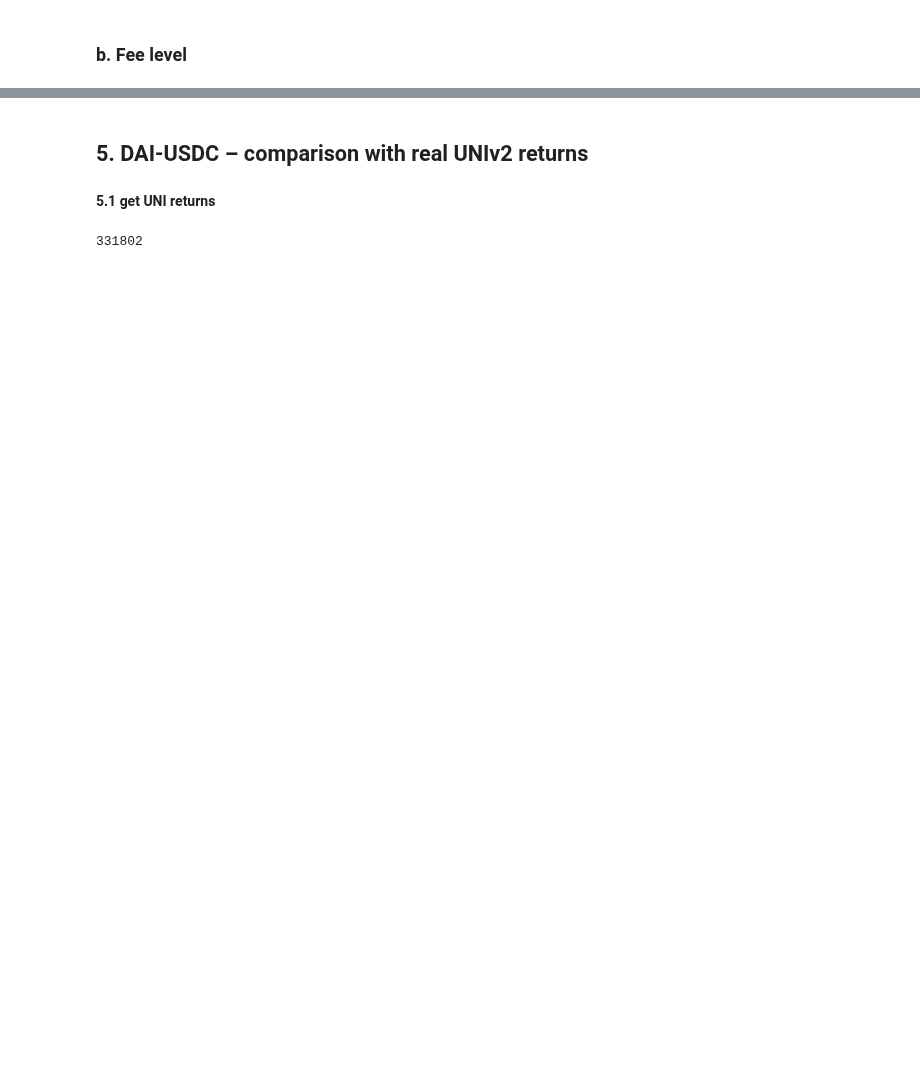
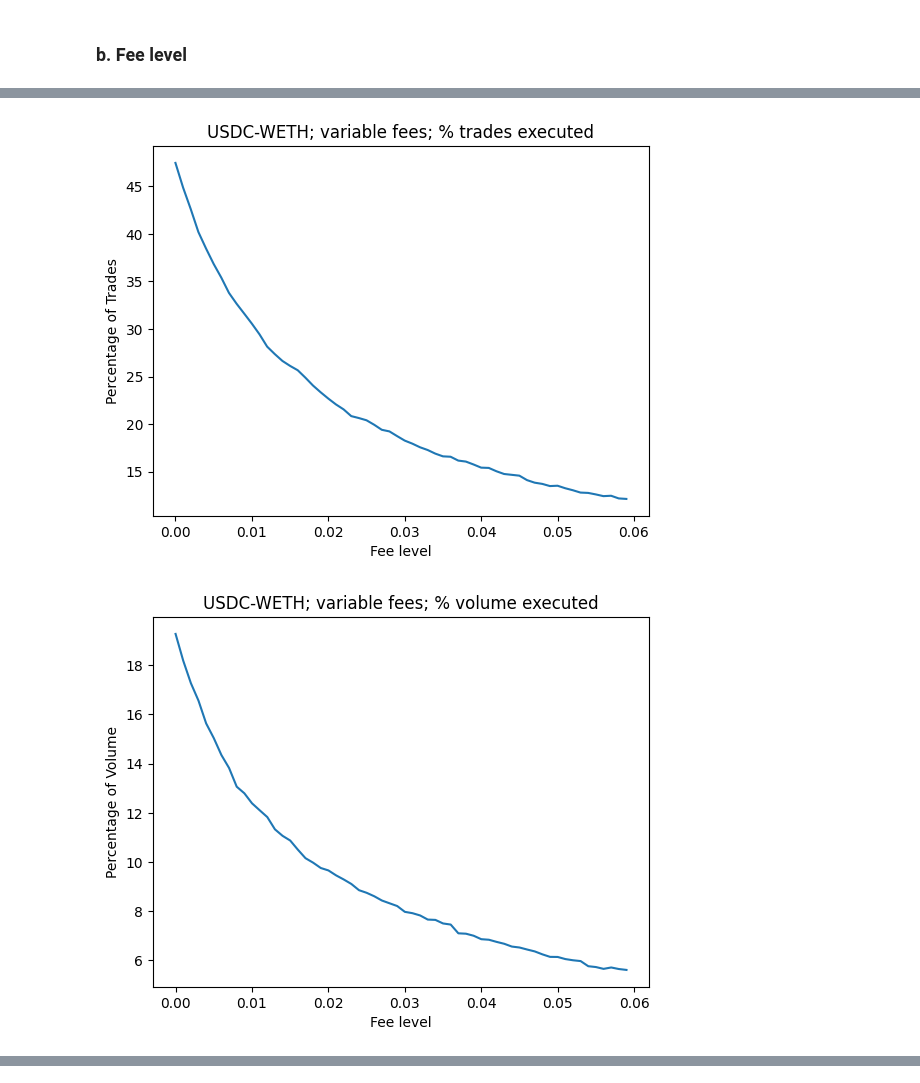
Before and after one commit to mohammed7s/Feedlot, a Jupyter notebook: forum_surplus_study/surplus_study.ipynb, the cells around one changed output, grey strips where cells are left out. Saved outputs shown, nothing was run; the diff lists cells and outputs as text; code cells hidden in the pictures; blank space fills up the shorter version.

```diff
--- a/forum_surplus_study/surplus_study.ipynb
+++ b/forum_surplus_study/surplus_study.ipynb
@@ -929,26 +1014,29 @@ ValueError: All arrays must be of the same length
 # %%
 
 # Plot 1: Percentage of Trades vs. Initial Reserves
 fig, ax = plt.subplots()
 ax.plot(x_fee, y1_fee)
-ax.set_xlabel('Initial Reserves')
+ax.set_xlabel('Fee level')
 ax.set_ylabel('Percentage of Trades')
-ax.set_title('Percentage of Trades vs. Initial Reserves')
+ax.set_title('USDC-WETH; variable fees; % trades executed')
 
 # Plot 2: Percentage of Volume vs. Initial Reserves
 fig, ax = plt.subplots()
 ax.plot(x_fee, y2_fee)
-ax.set_xlabel('Initial Reserves')
+ax.set_xlabel('Fee level')
 ax.set_ylabel('Percentage of Volume')
-ax.set_title('Percentage of Volume vs. Initial Reserves')
+ax.set_title('USDC-WETH; variable fees; % volume executed')
 
 # Plot 3: Total Surplus vs. Initial Reserves
 fig, ax = plt.subplots()
 ax.plot(x_fee, y3_fee)
-ax.set_xlabel('Initial Reserves')
+ax.set_xlabel('Fee level')
 ax.set_ylabel('Total Surplus')
-ax.set_title('Total Surplus vs. Initial Reserves')
+ax.set_title('USDC-WETH; variable fees; % surplus($)')
 
 ax.ticklabel_format(style='plain', axis='x')
 
 plt.show()
+# %% [output]
+[figure, added]
+[figure, added]
@@ -955,8 +1043,0 @@ plt.show()
-# %% [markdown]
-## 5. DAI-USDC – comparison with real UNIv2 returns
-# %% [markdown]
-**5.1 get UNI returns**
-# %%
-len(df)
-# %% [output]
-331802
```
Also changed, not shown: parts of 109 cells of this notebook.
